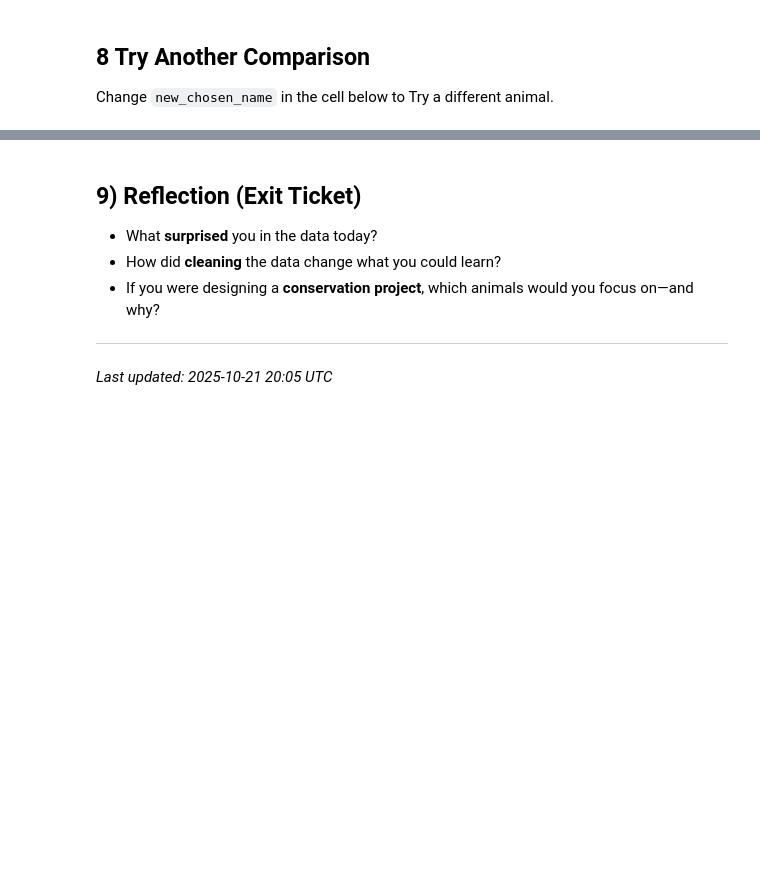
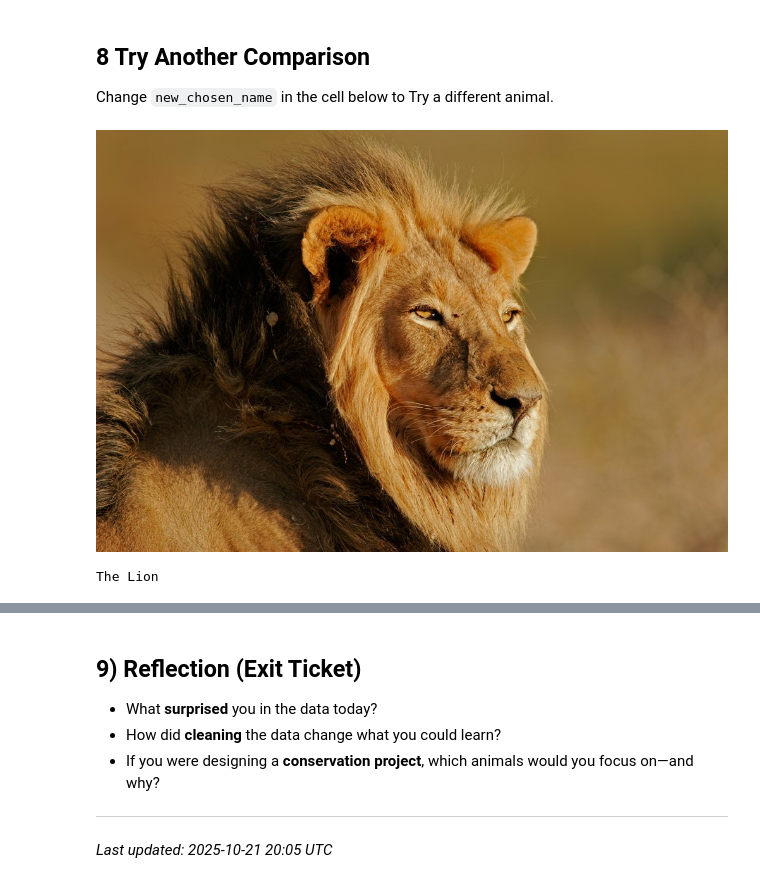
Before and after one commit to srikrishnajanaswamy/DC_Fall-Week-1-HTML-CSS, a Jupyter notebook: animal_endangered_lesson.ipynb, the cells around one changed output, grey strips where cells are left out. Cells and saved outputs as stored; diff of their text form; code cells hidden in the pictures; blank space fills up the shorter version.

```diff
--- a/animal_endangered_lesson.ipynb
+++ b/animal_endangered_lesson.ipynb
@@ -278,13 +372,16 @@ Pick **one** prompt (or create your own) and answer below:
 Change `new_chosen_name` in the cell below to Try a different animal.
 # %%
 # lets try a different animal
-new_chosen_name = "cheetah" # place a new animal in the quotes here
+new_chosen_name = "Lion" # place a new animal in the quotes here
 
 # find a picture of your animal and add it here
-new_animal_pic = "https://placehold.co/600x400.png"
+new_animal_pic = "https://animalfactguide.com/wp-content/uploads/2020/12/lion.jpg"
 new_image = Image(new_animal_pic)
 display(new_image)
 print(f"The {new_chosen_name}")
+# %% [output]
+[figure, added]
+The Lion
 # %%
 #search for the animal in the dataset
 mask = animals["Animal"].str.lower().str.contains(new_chosen_name.lower(), na=False)
```
Also changed, not shown: parts of 17 cells of this notebook.
